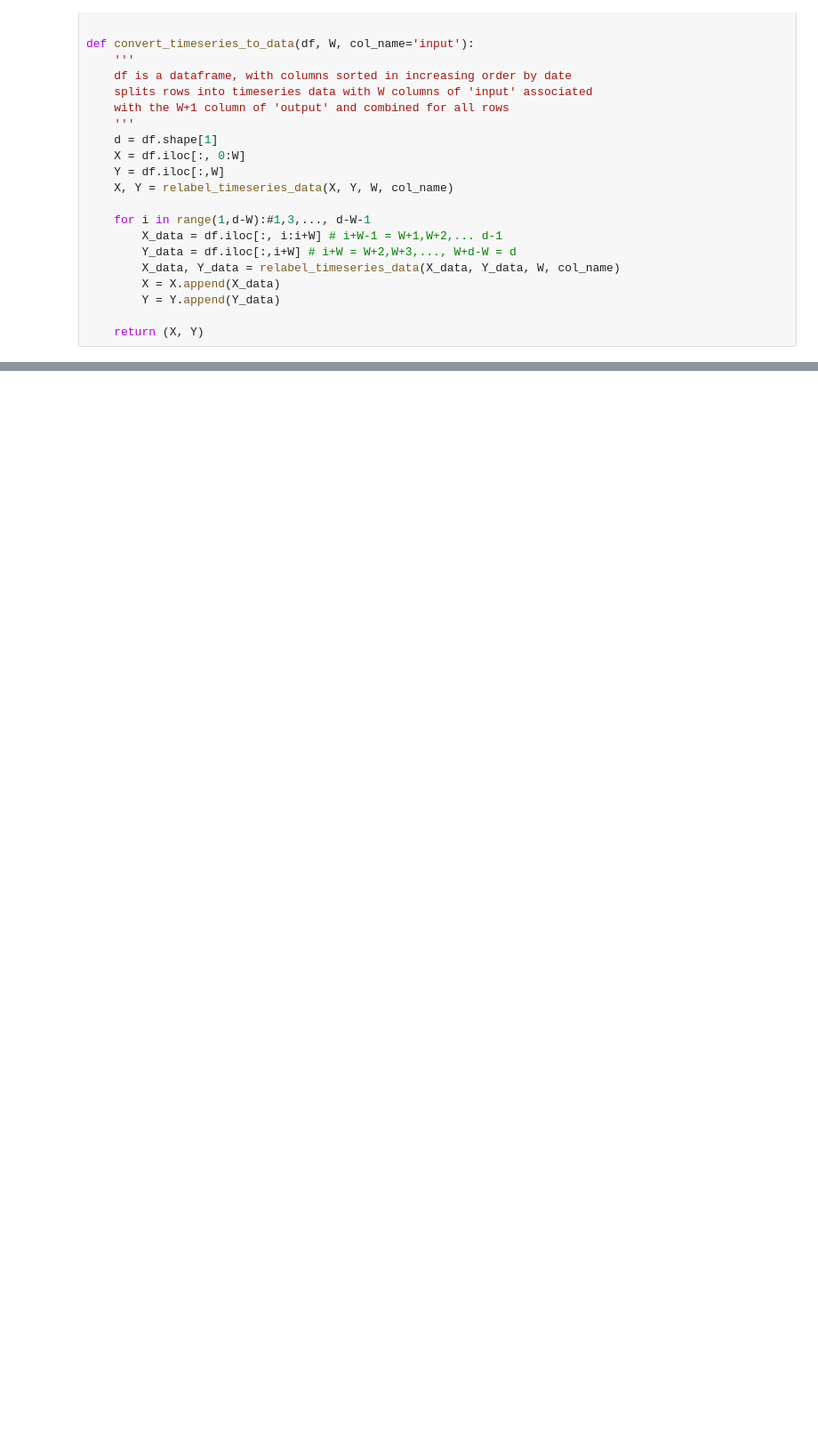
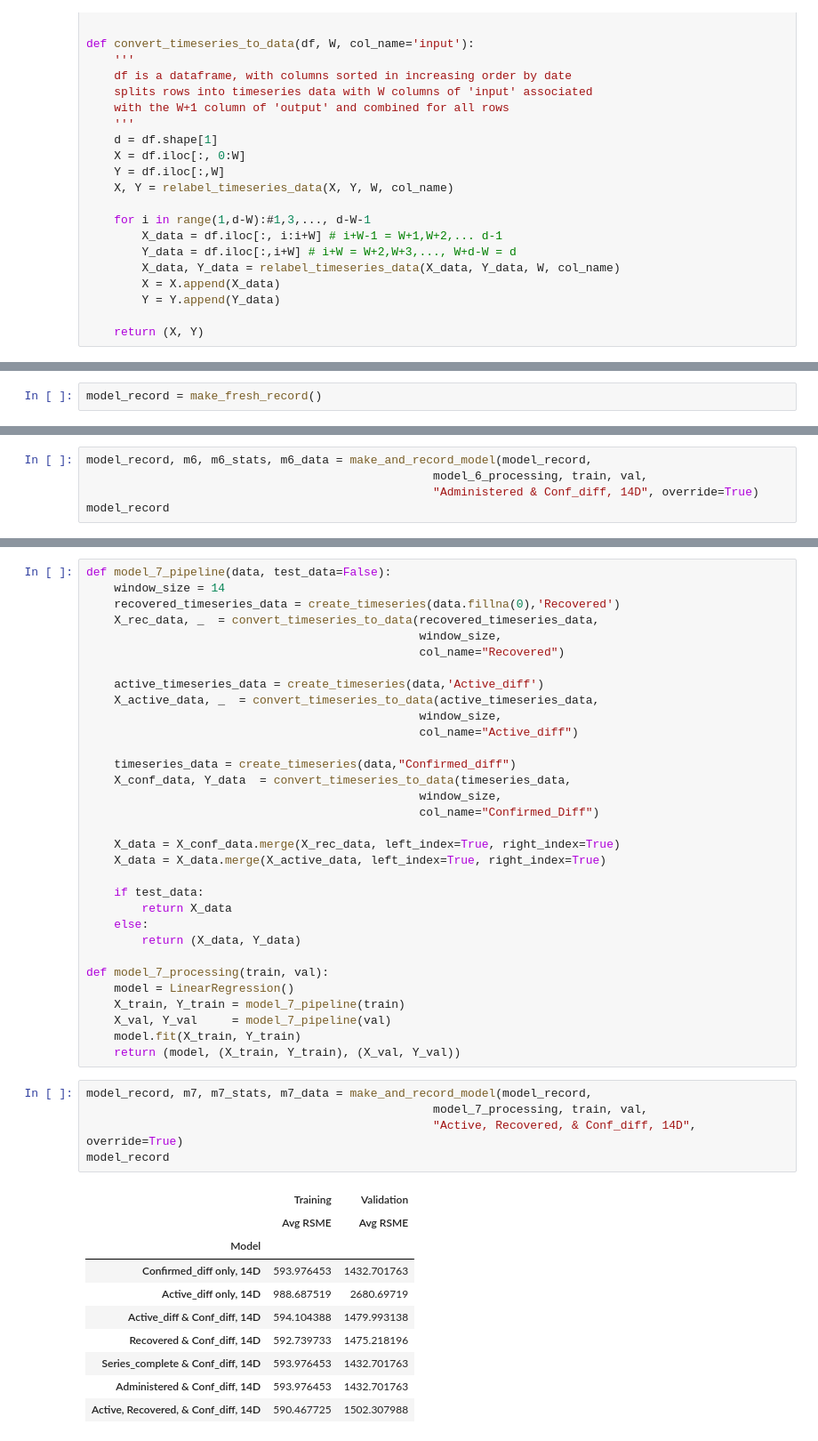
Before and after one commit to amichaelsen/COVID_project, a Jupyter notebook: analysis/modeling.ipynb, the cells around one changed output, grey strips where cells are left out. Shown at 89% size. Saved outputs shown, nothing was run; the diff lists cells and outputs as text; blank space fills up the shorter version.

```diff
--- a/analysis/modeling.ipynb
+++ b/analysis/modeling.ipynb
@@ -239,0 +186,2 @@ dtype: float64
+# %%
+model_record = make_fresh_record()
@@ -239,0 +398,5 @@ dtype: float64
+# %%
+model_record, m6, m6_stats, m6_data = make_and_record_model(model_record,
+                                                  model_6_processing, train, val,
+                                                  "Administered & Conf_diff, 14D", override=True)
+model_record
@@ -239,0 +430,48 @@ dtype: float64
+# %%
+def model_7_pipeline(data, test_data=False):
+    window_size = 14
+    recovered_timeseries_data = create_timeseries(data.fillna(0),'Recovered')
+    X_rec_data, _  = convert_timeseries_to_data(recovered_timeseries_data,
+                                                window_size,
+                                                col_name="Recovered")
+
+    active_timeseries_data = create_timeseries(data,'Active_diff')
+    X_active_data, _  = convert_timeseries_to_data(active_timeseries_data,
+                                                window_size,
+                                                col_name="Active_diff")
+
+    timeseries_data = create_timeseries(data,"Confirmed_diff")
+    X_conf_data, Y_data  = convert_timeseries_to_data(timeseries_data,
+                                                window_size,
+                                                col_name="Confirmed_Diff")
+
+    X_data = X_conf_data.merge(X_rec_data, left_index=True, right_index=True)
+    X_data = X_data.merge(X_active_data, left_index=True, right_index=True)
+
+    if test_data:
+        return X_data
+    else:
+        return (X_data, Y_data)
+
+def model_7_processing(train, val):
+    model = LinearRegression()
+    X_train, Y_train = model_7_pipeline(train)
+    X_val, Y_val     = model_7_pipeline(val)
+    model.fit(X_train, Y_train)
+    return (model, (X_train, Y_train), (X_val, Y_val))
+# %%
+model_record, m7, m7_stats, m7_data = make_and_record_model(model_record,
+                                                  model_7_processing, train, val,
+                                                  "Active, Recovered, & Conf_diff, 14D", override=True)
+model_record
+# %% [output]
+|  | Training | Validation |
+|  | Avg RSME | Avg RSME |
+| Model |  |  |
+| Confirmed_diff only, 14D | 593.976453 | 1432.701763 |
+| Active_diff only, 14D | 988.687519 | 2680.69719 |
+| Active_diff & Conf_diff, 14D | 594.104388 | 1479.993138 |
+| Recovered & Conf_diff, 14D | 592.739733 | 1475.218196 |
+| Series_complete & Conf_diff, 14D | 593.976453 | 1432.701763 |
+| Administered & Conf_diff, 14D | 593.976453 | 1432.701763 |
+| Active, Recovered, & Conf_diff, 14D | 590.467725 | 1502.307988 |
```
Also changed, not shown: parts of 47 cells of this notebook, 4 other files.
